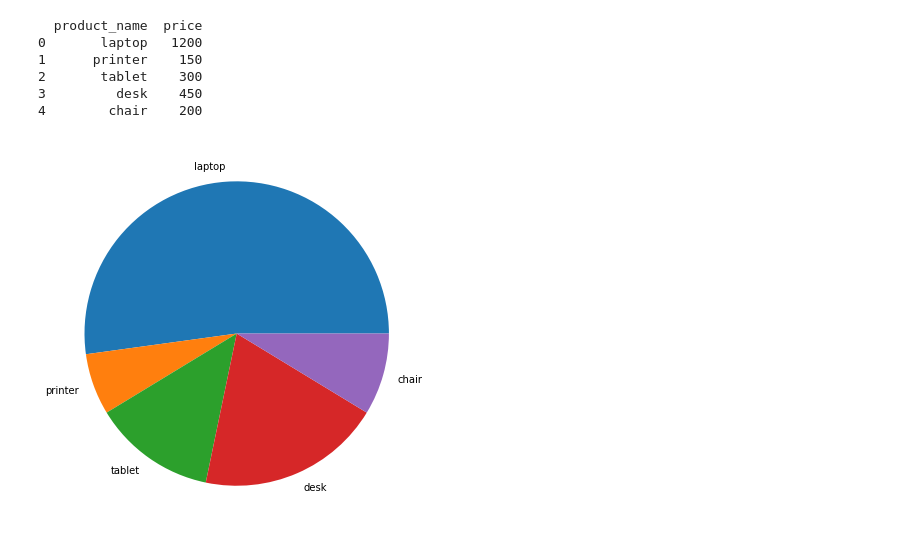
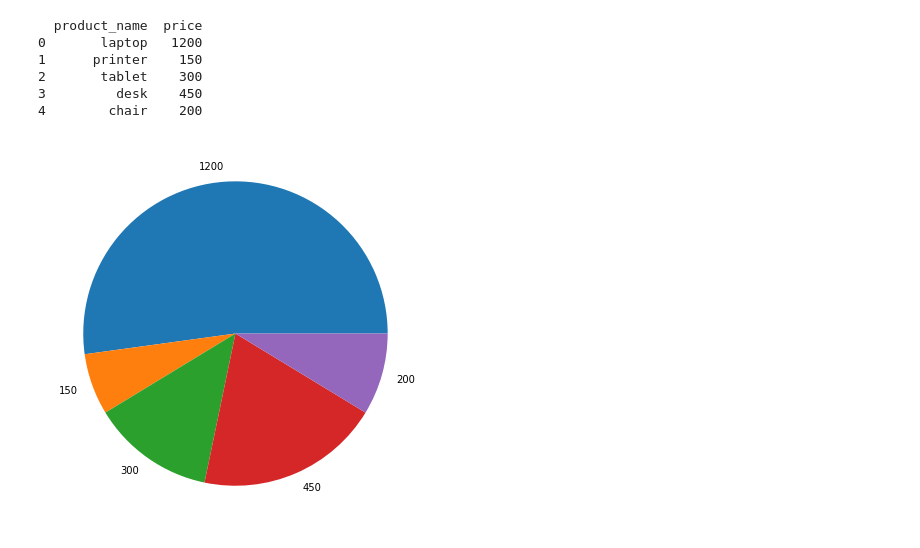
Before and after one commit to sswayansidha/Bar_Chart, a Jupyter notebook: Pie_Chart_info.ipynb, the cells around one changed output. Drawn from its saved outputs; the diff is of its cells as text; code cells hidden in the pictures.

```diff
--- a/Pie_Chart_info.ipynb
+++ b/Pie_Chart_info.ipynb
@@ -22,8 +22,9 @@ from matplotlib import pyplot as plt
 # %%
 Product = list(df.product_name)
 Price = list(df.price)
 fig = plt.figure(figsize=(10,7))
-plt.pie(Price,labels=Product)
+plt.pie(Price,labels=Price)
+#plt.pie(Price,labels=Price)
 plt.show()
 # %% [output]
-[figure, old version]
+[figure, new version]
```
Also changed, not shown: parts of 11 cells of this notebook.
